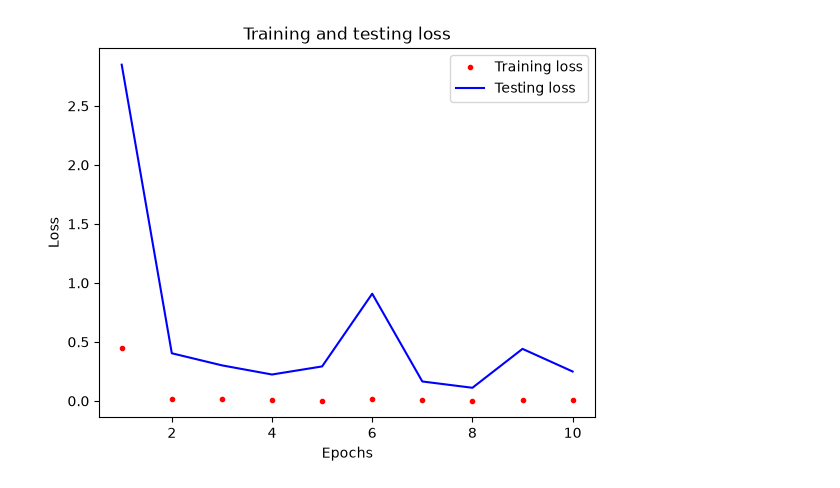
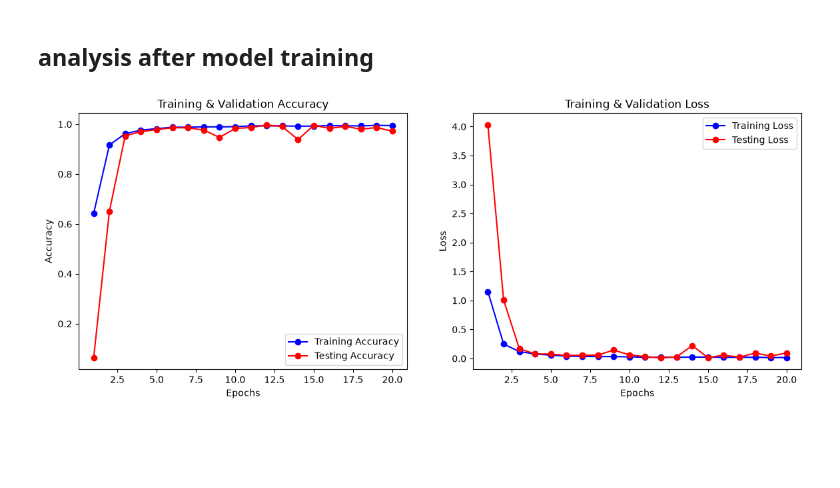
Before and after one commit to zamezamo/esp32_gesture_recognition, a Jupyter notebook: model/model.ipynb, the cells around one changed output. Saved outputs shown, nothing was run; the diff lists cells and outputs as text; code cells hidden in the pictures; blank space fills up the shorter version.

```diff
--- a/model/model.ipynb
+++ b/model/model.ipynb
@@ -92,7 +73,0 @@ X_train: [[[[0.41960785]
-# %%
-# adjust the traning and testing output
-
-n_classes = 25
-y_train = keras.utils.to_categorical(y_train, n_classes)
-y_test = keras.utils.to_categorical(y_test, n_classes)
-print(_y_test[0], "==>", y_test[0])  # show the "categorization" for first one
@@ -147,3 +163,0 @@ Model: "sequential_1"
-# %%
-# compile the DL traning model
-model.compile(loss='categorical_crossentropy', optimizer='adam', metrics=['accuracy'])
@@ -150,4 +166,3 @@ model.compile(loss='categorical_crossentropy', optimizer='adam', metrics=['accur
 # %%
-# training (fitting) the model
-history = model.fit(X_train, y_train, batch_size=100, epochs=10, verbose=1, validation_data=(X_test, y_test))
+history = model.fit(train_dataset, epochs=20, validation_data=(X_test, y_test))
 # %% [output]
@@ -174,17 +187,29 @@ Epoch 10/10
+# %% [markdown]
+## analysis after model training
 # %%
-# show the history of the traning (fitting)
-
-loss = history.history['loss']
+train_acc = history.history['accuracy']
+train_loss = history.history['loss']
+val_acc = history.history['val_accuracy']
 val_loss = history.history['val_loss']
 
-epochs = range(1, len(loss) + 1)
+epochs = range(1, len(train_loss) + 1)
 
-plt.plot(epochs, loss, 'r.', label='Training loss')
-plt.plot(epochs, val_loss, 'b', label='Testing loss')
-plt.title('Training and testing loss')
-plt.xlabel('Epochs')
-plt.ylabel('Loss')
-plt.legend()
+fig , ax = plt.subplots(1,2)
+fig.set_size_inches(14,5)
+
+ax[0].plot(epochs , train_acc , 'bo-' , label = 'Training Accuracy')
+ax[0].plot(epochs , val_acc , 'ro-' , label = 'Testing Accuracy')
+ax[0].set_title('Training & Validation Accuracy')
+ax[0].legend()
+ax[0].set_xlabel("Epochs")
+ax[0].set_ylabel("Accuracy")
+
+ax[1].plot(epochs , train_loss , 'bo-' , label = 'Training Loss')
+ax[1].plot(epochs , val_loss , 'ro-' , label = 'Testing Loss')
+ax[1].set_title('Training & Validation Loss')
+ax[1].legend()
+ax[1].set_xlabel("Epochs")
+ax[1].set_ylabel("Loss")
 plt.show()
 # %% [output]
-[figure, old version]
+[figure, new version]
```
Also changed, not shown: parts of 21 cells of this notebook, 1 other file.
